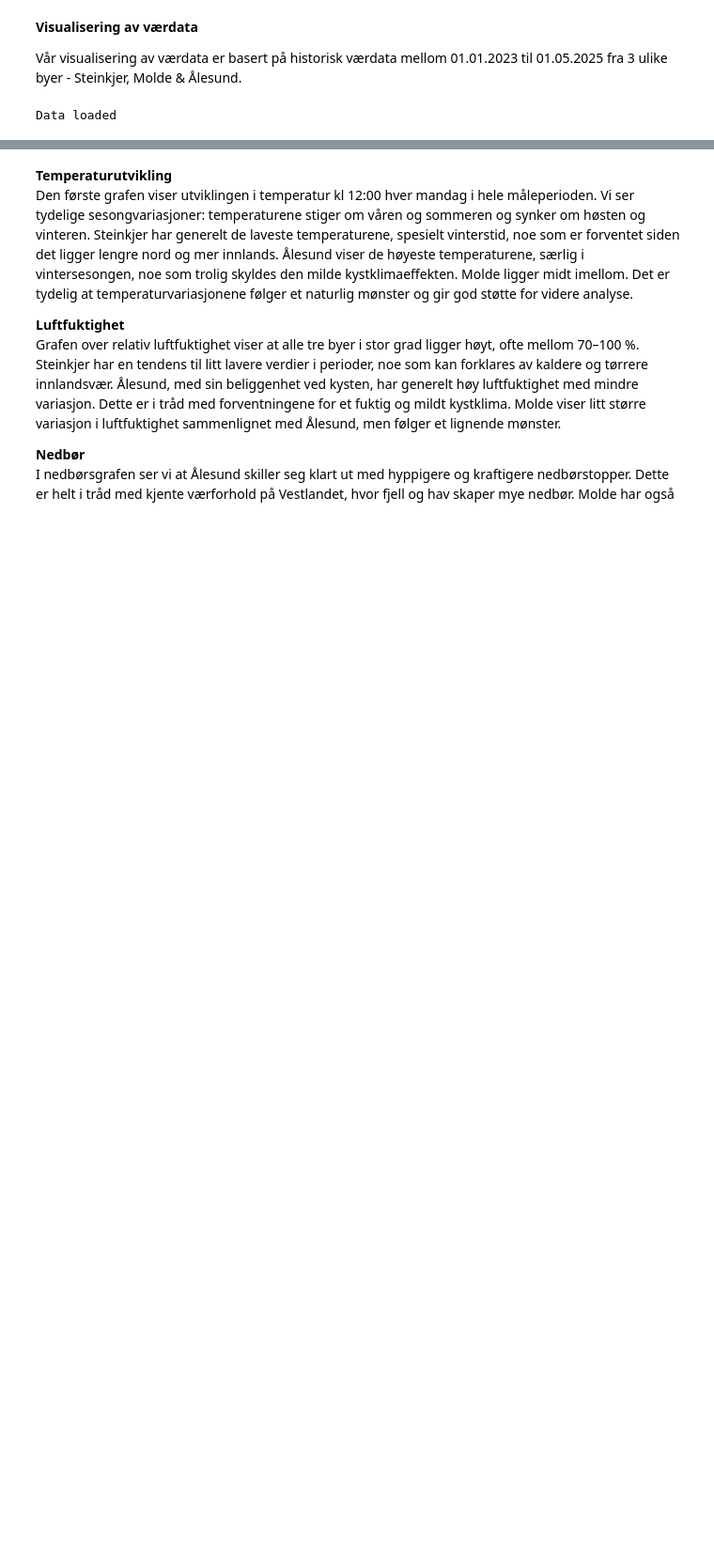
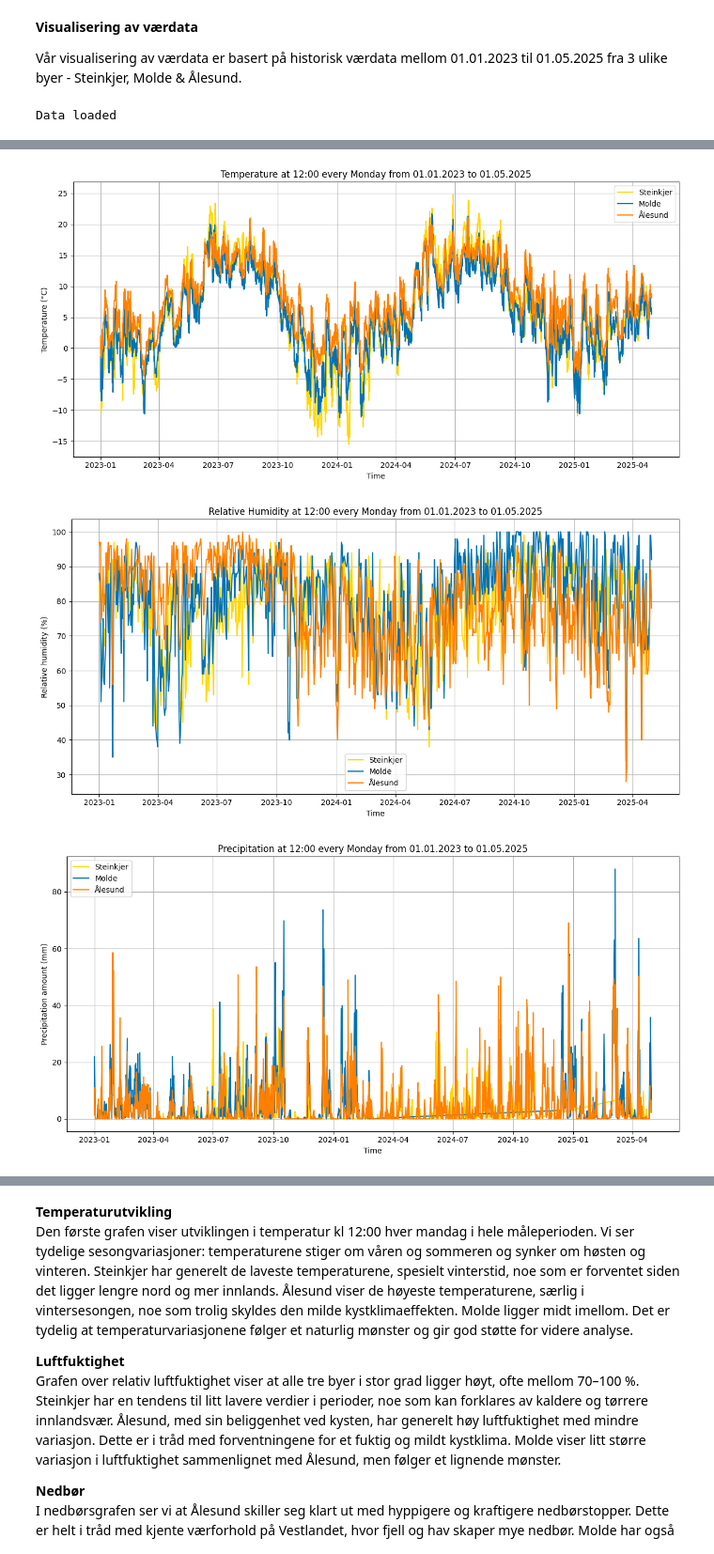
Before and after one commit to Theadn03/Miljo-dataanalyse, a Jupyter notebook: notebooks/weather_trends.ipynb, the cells around one changed output, grey strips where cells are left out. Shown at 94% size. Saved outputs shown, nothing was run; the diff lists cells and outputs as text; code cells hidden in the pictures; blank space fills up the shorter version.

Commit message:
Added docstrings/comment and changed text to english to weather_trends

```diff
--- a/notebooks/weather_trends.ipynb
+++ b/notebooks/weather_trends.ipynb
@@ -105,0 +35,20 @@ plot_wind_speed(df)
+# %%
+"""
+Generate line plots for key environmental variables over time.
+"""
+
+# Plot temperature trend over time for each city
+plot_temperature_trend(df)
+
+# Plot relative humidity trend over time for each city
+plot_environmental_factors(df)
+
+# Plot precipitation amounts over time for each city
+plot_precipitation(df)
+
+# Plot wind speed over time for each city
+plot_wind_speed(df)
+# %% [output]
+[figure, added]
+[figure, added]
+[figure, added]
```
Also changed, not shown: parts of 3 cells of this notebook.
